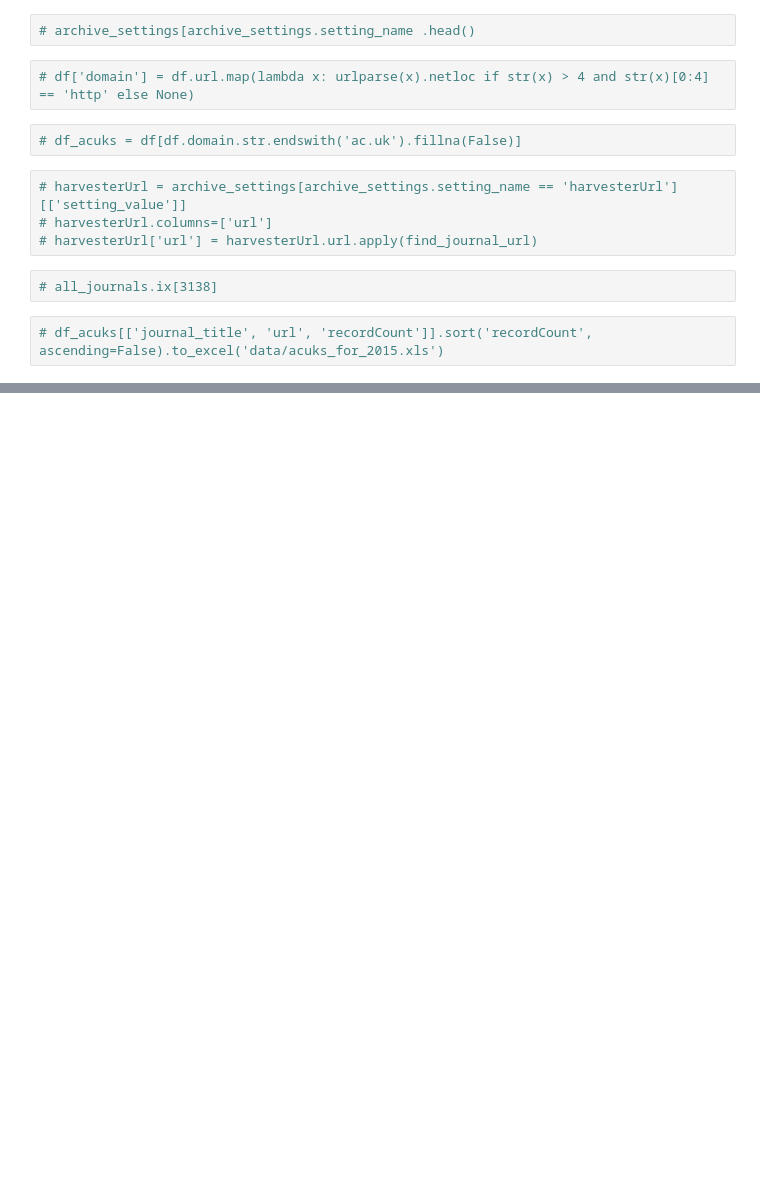
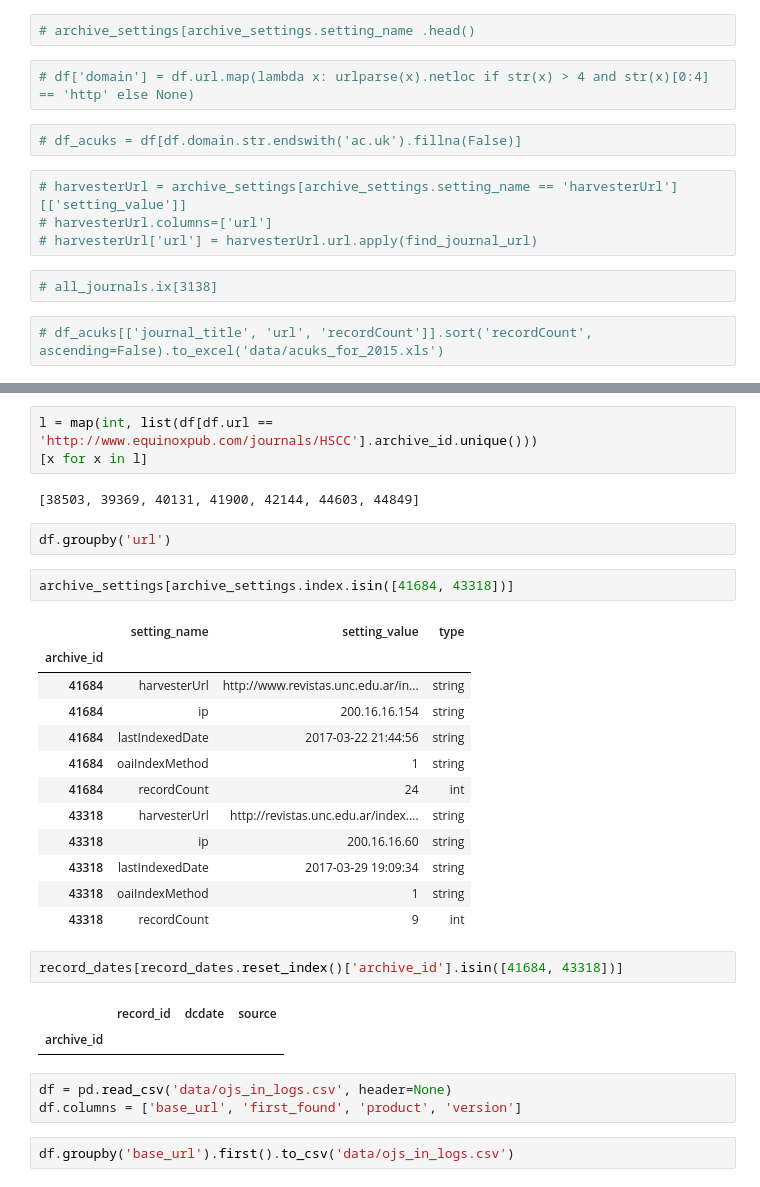
Before and after one commit to pkp/ojsstats, a Jupyter notebook: statscrunch.ipynb, the cells around one changed output, grey strips where cells are left out. Cells and saved outputs as stored; diff of their text form; blank space fills up the shorter version.

```diff
--- a/statscrunch.ipynb
+++ b/statscrunch.ipynb
@@ -300,0 +327,32 @@ df = df[(df.year >= 1990) & (df.year<=last_year)].groupby('year')[0].mean()
+# %%
+l = map(int, list(df[df.url == 'http://www.equinoxpub.com/journals/HSCC'].archive_id.unique()))
+[x for x in l]
+# %% [output]
+[38503, 39369, 40131, 41900, 42144, 44603, 44849]
+# %%
+df.groupby('url')
+# %%
+archive_settings[archive_settings.index.isin([41684, 43318])]
+# %% [output]
+|  | setting_name | setting_value | type |
+| archive_id |  |  |  |
+| 41684 | harvesterUrl | http://www.revistas.unc.edu.ar/in... | string |
+| 41684 | ip | 200.16.16.154 | string |
+| 41684 | lastIndexedDate | 2017-03-22 21:44:56 | string |
+| 41684 | oaiIndexMethod | 1 | string |
+| 41684 | recordCount | 24 | int |
+| 43318 | harvesterUrl | http://revistas.unc.edu.ar/index.... | string |
+| 43318 | ip | 200.16.16.60 | string |
+| 43318 | lastIndexedDate | 2017-03-29 19:09:34 | string |
+| 43318 | oaiIndexMethod | 1 | string |
+| 43318 | recordCount | 9 | int |
+# %%
+record_dates[record_dates.reset_index()['archive_id'].isin([41684, 43318])]
+# %% [output]
+|  | record_id | dcdate | source |
+| archive_id |  |  |  |
+# %%
+df = pd.read_csv('data/ojs_in_logs.csv', header=None)
+df.columns = ['base_url', 'first_found', 'product', 'version']
+# %%
+df.groupby('base_url').first().to_csv('data/ojs_in_logs.csv')
```
Also changed, not shown: parts of 9 cells of this notebook, 2 other files.
